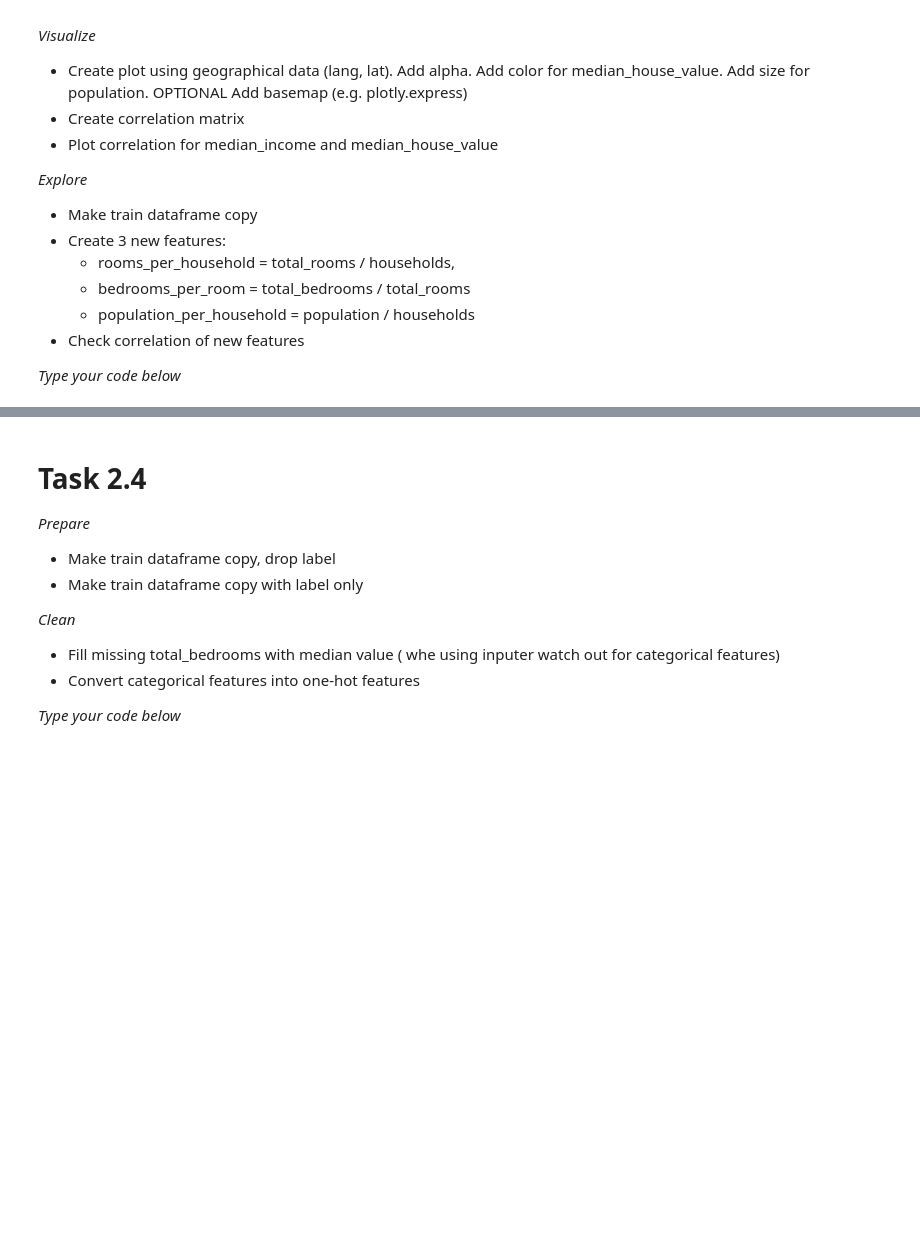
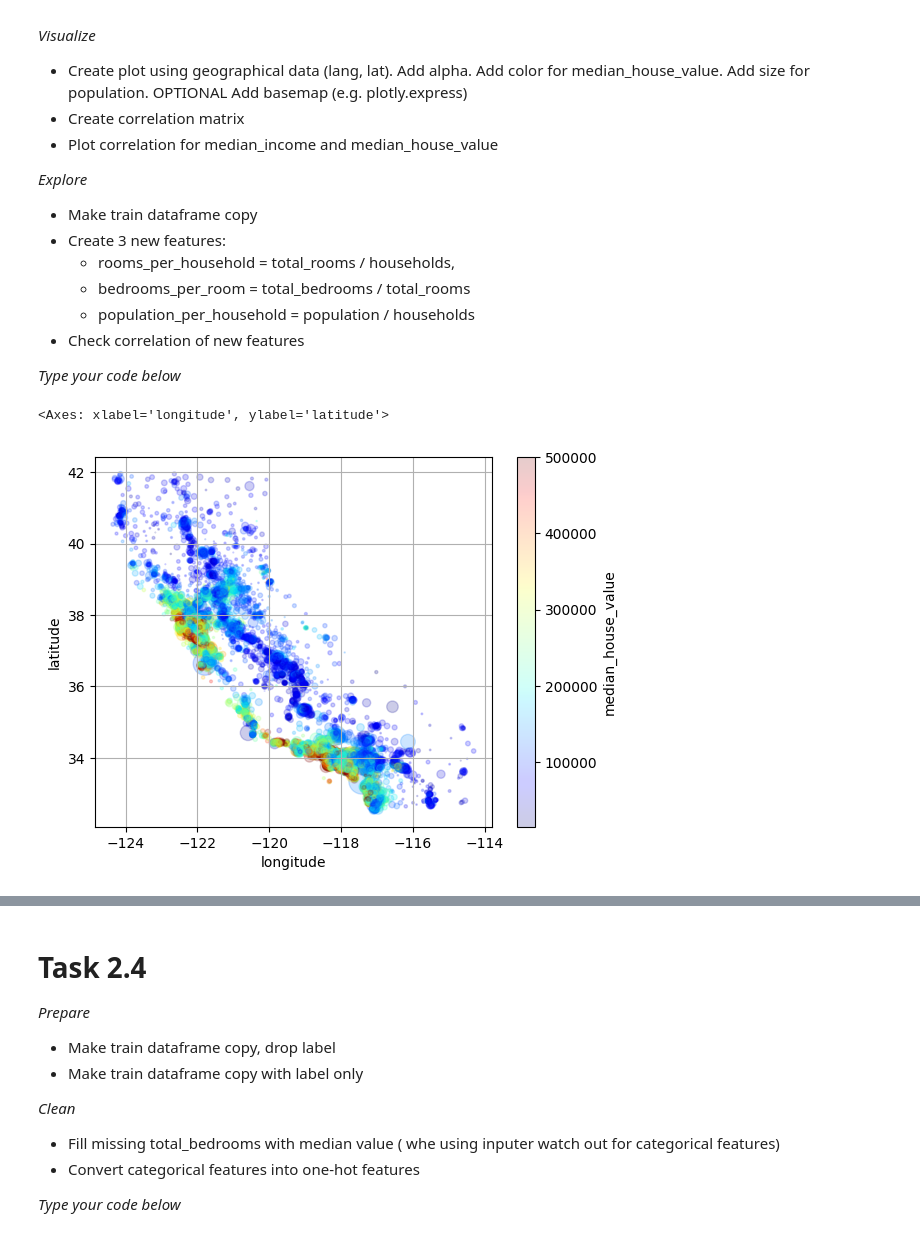
Before and after one commit to nlamenta/moje-cwiczenia, a Jupyter notebook: 02_housing.ipynb, the cells around one changed output, grey strips where cells are left out. Drawn from its saved outputs; the diff is of its cells as text; code cells hidden in the pictures; blank space fills up the shorter version.

```diff
--- a/02_housing.ipynb
+++ b/02_housing.ipynb
@@ -214,3 +216,8 @@ _Explore_
 - Check correlation of new features
 
 _Type your code below_
+# %%
+housing.plot(kind='scatter', x='longitude', y='latitude', grid=True, alpha=0.2, s=housing['population']/100, c="median_house_value", cmap = 'jet') #najtańsze niebieskie, czerwone najdroższe  # nie widać natężenia, dlatego go formatujemy
+# %% [output]
+<Axes: xlabel='longitude', ylabel='latitude'>
+[figure, added]
```
Also changed, not shown: parts of 7 cells of this notebook.
